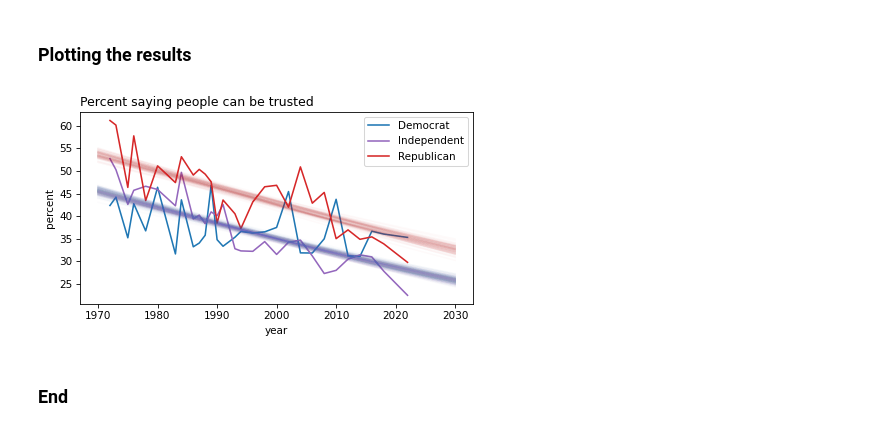
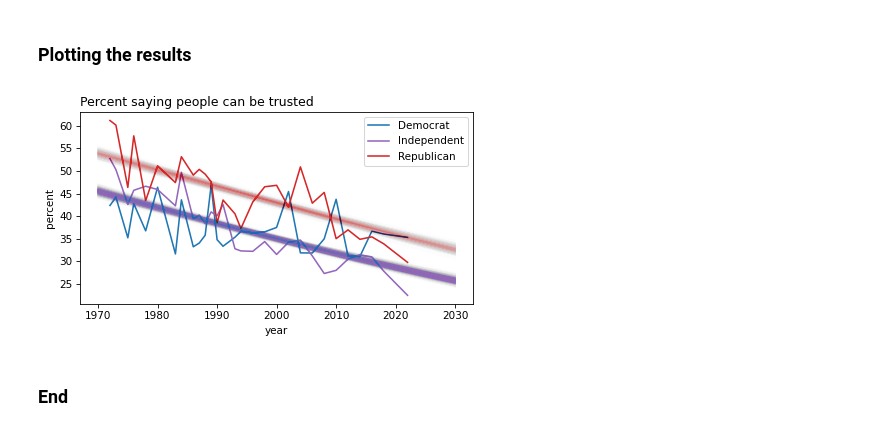
Before and after one commit to AllenDowney/SurveyDataPyMC, a Jupyter notebook: notebooks/01_logistic_regression.ipynb, the cells around one changed output. Saved outputs shown, nothing was run; the diff lists cells and outputs as text; code cells hidden in the pictures.

```diff
--- a/notebooks/01_logistic_regression.ipynb
+++ b/notebooks/01_logistic_regression.ipynb
@@ -531,31 +556,25 @@ Computed for party Republican
 # %% [markdown]
 ### Plotting the results
 # %%
-n_posterior_draws_to_plot = 100
-idx_subsample = np.random.choice(
-    deterministic_nodes_list[0].draw.values,
-    size=n_posterior_draws_to_plot,
-    replace=False,
-)
-
-# Range of years to predict
-year_range = np.arange(1970, 2031)
-year_centered = year_range - year_shift
-
 # Base plot per party affiliation
 table.plot(color=colors)
 
 # Plot posterior draws for each party affiliation
-for i in range(3):
-    logits_tmp = deterministic_nodes_list[i]
-    for idx_tmp in idx_subsample:
-        probs = (
-            logits_tmp.probs.sel(chain=np.random.choice(3), draw=idx_tmp).values * 100
-        )
-        plt.plot(year_range, probs, color=colors[i], alpha=0.02)
+for key_, party_name_ in party_names.items():
+    probabilities_tmp = (
+        probabilities[party_name_].probabilities.sel(chain=np.random.choice(3)).values
+        * 100
+    ).transpose()
+
+    plt.plot(
+        year_range,
+        probabilities_tmp,
+        color=colors[key_],
+        alpha=0.002,
+    )
 
 decorate(ylabel="percent", title="Percent saying people can be trusted")
 # %% [output]
-[figure, old version]
+[figure, new version]
 # %% [markdown]
 ### End
```
Also changed, not shown: parts of 18 cells of this notebook, 1 other file.
